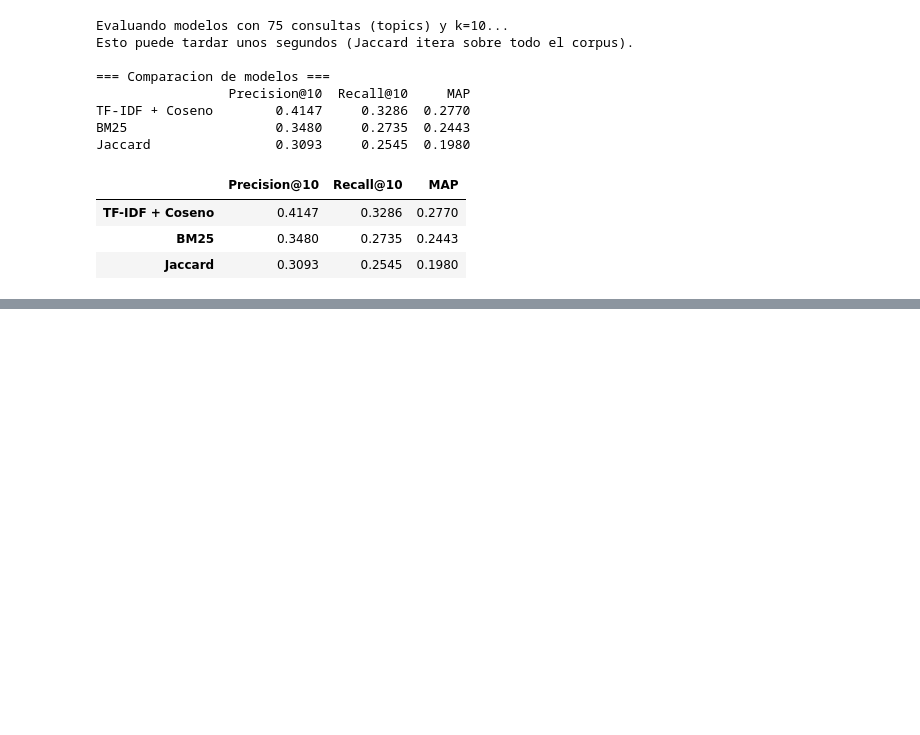
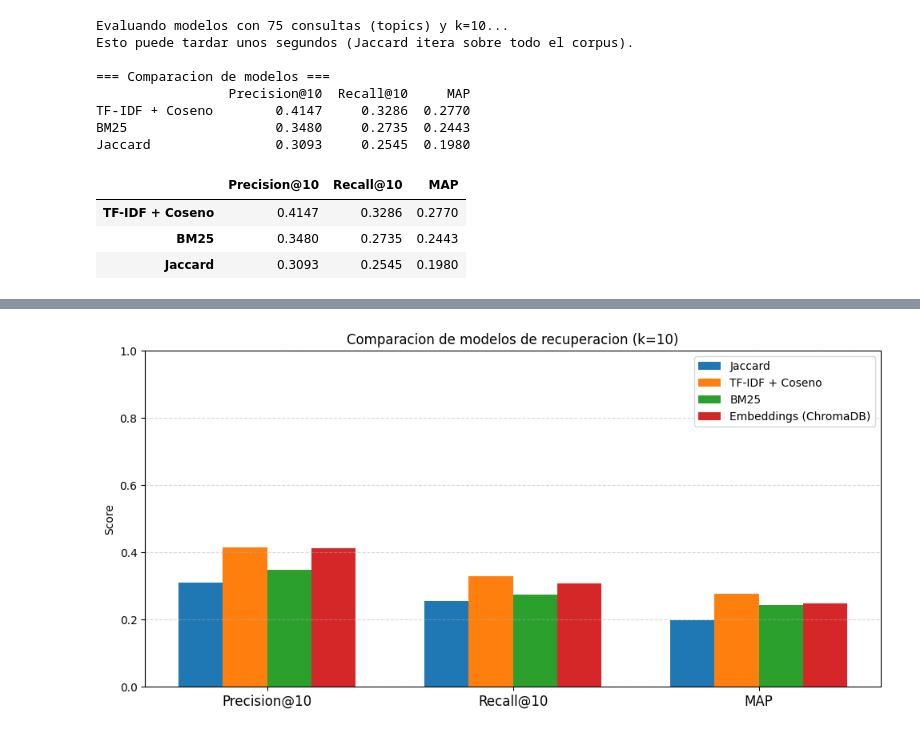
Before and after one commit to cAlexisy/ri-proyecto-bimestre1, a Jupyter notebook: src/persona3/tfidf_bm25.ipynb, the cells around one changed output, grey strips where cells are left out. Drawn from its saved outputs; the diff is of its cells as text; code cells hidden in the pictures; blank space fills up the shorter version.

```diff
--- a/src/persona3/tfidf_bm25.ipynb
+++ b/src/persona3/tfidf_bm25.ipynb
@@ -475,0 +579,5 @@ Jaccard                0.3093     0.2545  0.1980
+# %%
+# Evaluar modelo de embeddings con las mismas metricas y qrels
+print("Evaluando modelo de embeddings...")
+resultados_emb = evaluar_modelo(search_embeddings, qrels, k=K)
+print(f"Embeddings: {resultados_emb}")
@@ -475,0 +594,10 @@ Jaccard                0.3093     0.2545  0.1980
+# %%
+# Tabla comparativa de los 4 modelos
+tabla_final = pd.DataFrame(
+    [resultados_jaccard, resultados_tfidf, resultados_bm25, resultados_emb],
+    index=['Jaccard', 'TF-IDF + Coseno', 'BM25', 'Embeddings (ChromaDB)']
+)
+
+print(f"=== Comparacion final de modelos (k={K}, {len(qrels)} consultas) ===")
+print(tabla_final.to_string())
+tabla_final
@@ -475,0 +616,25 @@ Jaccard                0.3093     0.2545  0.1980
+# %%
+import matplotlib.pyplot as plt
+
+# Grafico de barras comparativo
+metricas = [f'Precision@{K}', f'Recall@{K}', 'MAP']
+modelos  = tabla_final.index.tolist()
+x = np.arange(len(metricas))
+ancho = 0.18
+
+fig, ax = plt.subplots(figsize=(10, 5))
+for i, modelo in enumerate(modelos):
+    vals = [tabla_final.loc[modelo, m] for m in metricas]
+    ax.bar(x + i * ancho, vals, ancho, label=modelo)
+
+ax.set_xticks(x + ancho * 1.5)
+ax.set_xticklabels(metricas, fontsize=12)
+ax.set_ylabel('Score')
+ax.set_title(f'Comparacion de modelos de recuperacion (k={K})')
+ax.set_ylim(0, 1)
+ax.legend()
+ax.grid(axis='y', linestyle='--', alpha=0.5)
+plt.tight_layout()
+plt.show()
+# %% [output]
+[figure, added]
```
Also changed, not shown: parts of 11 cells of this notebook.
